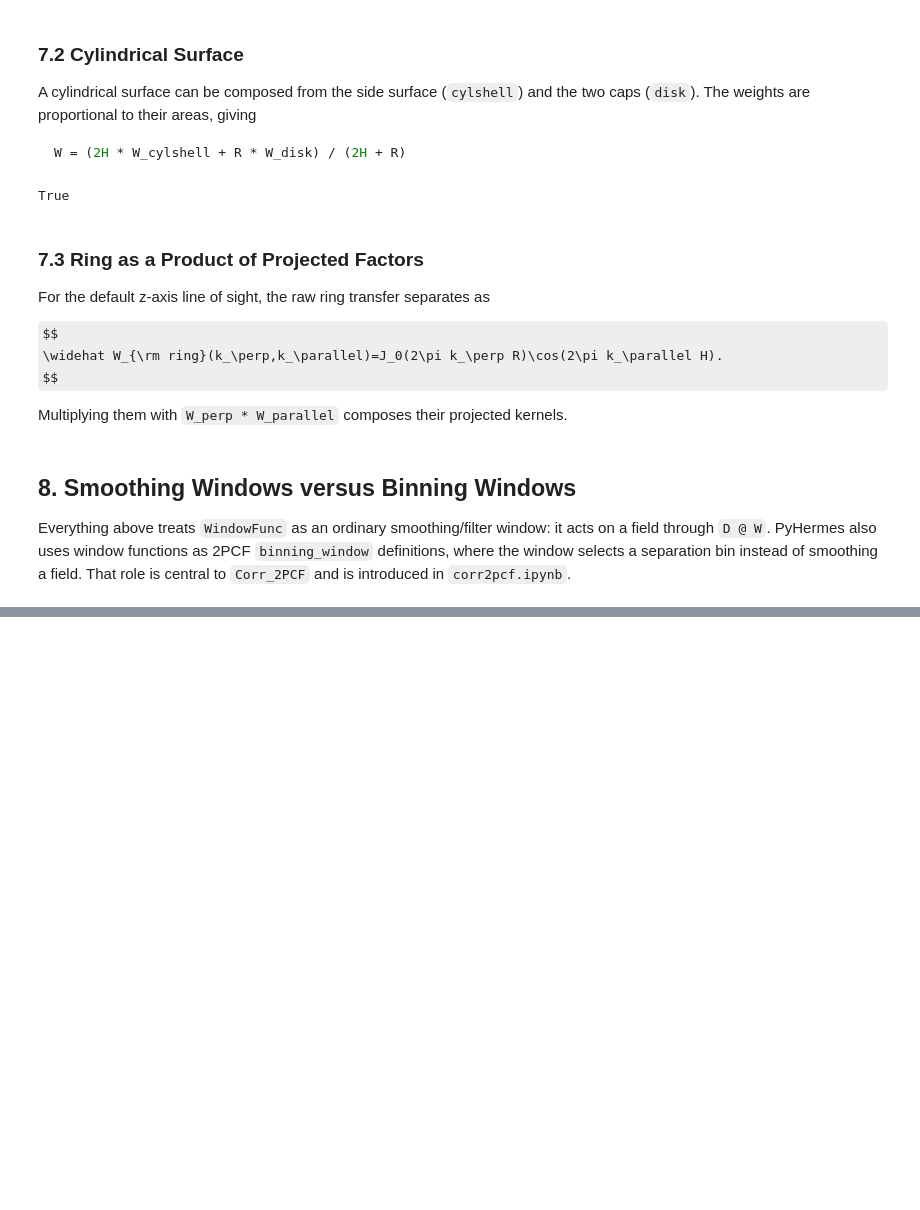
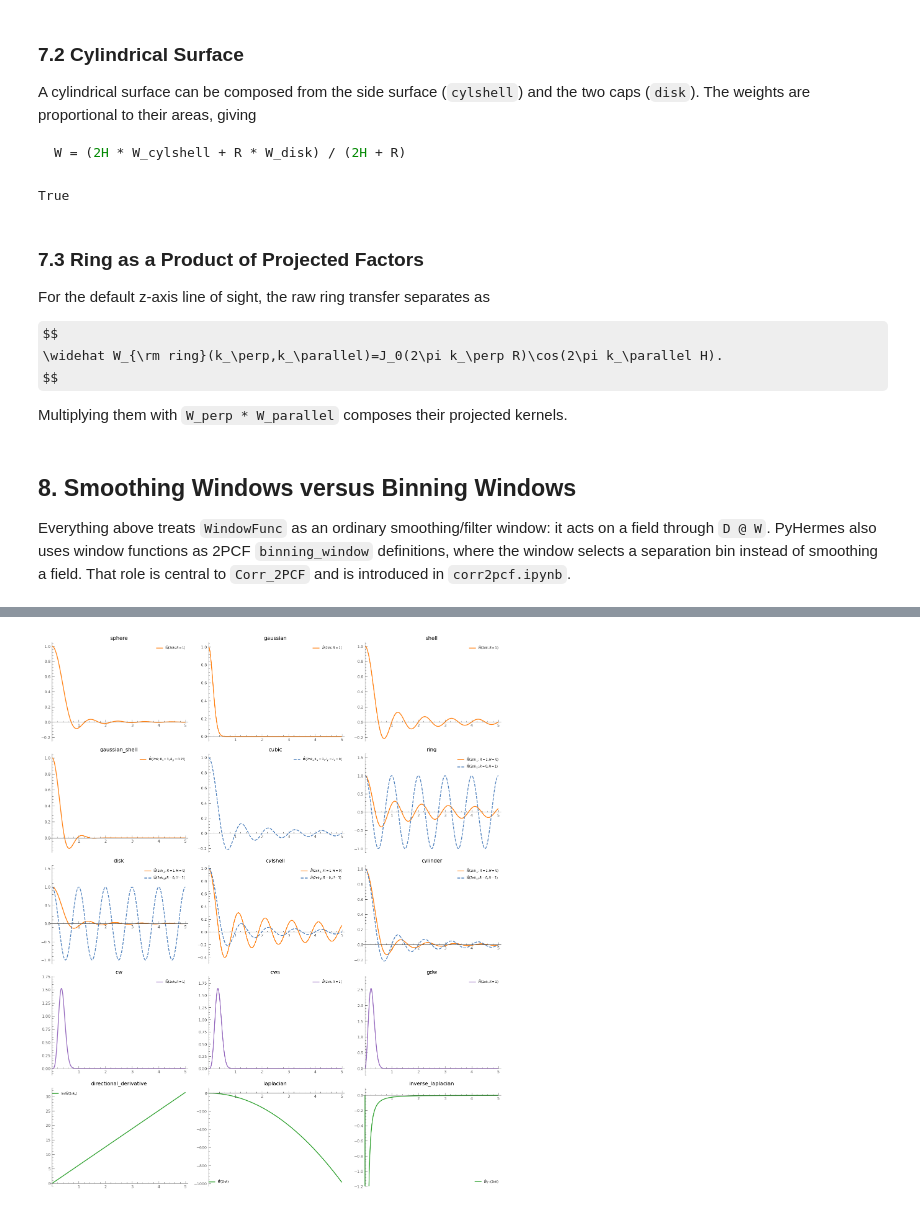
Before and after one commit to SYSUSPA-Projects/PyHermes, a Jupyter notebook: examples/notebooks/window.ipynb, the cells around one changed output, grey strips where cells are left out. Cells and saved outputs as stored; diff of their text form; code cells hidden in the pictures; some formulas as TeX source; blank space fills up the shorter version.

```diff
--- a/examples/notebooks/window.ipynb
+++ b/examples/notebooks/window.ipynb
@@ -359,0 +482,72 @@ Everything above treats `WindowFunc` as an ordinary smoothing/filter window: it
+# %%
+with plt.rc_context({
+    "font.family": "DejaVu Sans",
+    "mathtext.fontset": "dejavusans",
+    "axes.linewidth": 0.8,
+    "xtick.color": "0.35",
+    "ytick.color": "0.35",
+}):
+    fig, axes = plt.subplots(5, 3, figsize=(15.0, 18.0), facecolor="white")
+
+    for ax, spec in zip(axes.flat, window_plot_specs):
+        fn = WINDOW_TYPE_DICT[spec["name"]]
+        finite_values = []
+
+        for curve in spec["curves"]:
+            kx_values, ky_values, kz_values = curve["cut"]
+            values = np.array([
+                fn(float(kx), float(ky), float(kz), *curve["args"])
+                for kx, ky, kz in zip(kx_values, ky_values, kz_values)
+            ])
+            y = np.imag(values) if curve.get("component") == "imag" else np.real(values)
+            ax.plot(
+                k,
+                y,
+                color=curve["color"],
+                lw=1.8,
+                ls=curve["ls"],
+                label=curve["label"],
+                solid_capstyle="butt",
+                dash_capstyle="butt",
+            )
+            finite_values.extend(y[np.isfinite(y)])
+
+        ax.set_xlim(-0.1, 5.1)
+        if "ylim" in spec:
+            ax.set_ylim(*spec["ylim"])
+        else:
+            finite_values = np.asarray(finite_values)
+            ymin = float(np.nanmin(finite_values))
+            ymax = float(np.nanmax(finite_values))
+            yrange = ymax - ymin
+            if yrange == 0.0:
+                yrange = max(abs(ymin), 1.0)
+            ax.set_ylim(ymin - 0.08 * yrange, ymax + 0.15 * yrange)
+
+        ax.spines["left"].set_position(("data", 0.0))
+        ax.spines["bottom"].set_position(("data", 0.0))
+        ax.spines["right"].set_visible(False)
+        ax.spines["top"].set_visible(False)
+        ax.spines["left"].set_color("0.35")
+        ax.spines["bottom"].set_color("0.35")
+
+        ax.set_xticks(np.arange(1, 6, 1))
+        ax.xaxis.set_minor_locator(MultipleLocator(0.2))
+        ax.yaxis.set_minor_locator(AutoMinorLocator(5))
+        ax.tick_params(axis="both", which="major", direction="in", length=6, width=0.8, labelsize=9)
+        ax.tick_params(axis="both", which="minor", direction="in", length=3, width=0.6)
+        ax.grid(False)
+        ax.set_title(spec["name"], fontsize=12, pad=6)
+
+        ax.legend(
+            frameon=False,
+            loc=spec.get("legend_loc", "upper right"),
+            fontsize=7,
+            handlelength=2.2,
+            borderaxespad=0.4,
+        )
+
+    fig.tight_layout(pad=0.6, h_pad=1.0, w_pad=1.2)
+    plt.show()
+# %% [output]
+[figure, added]
```
Also changed, not shown: parts of 4 cells of this notebook, 7 other files.
